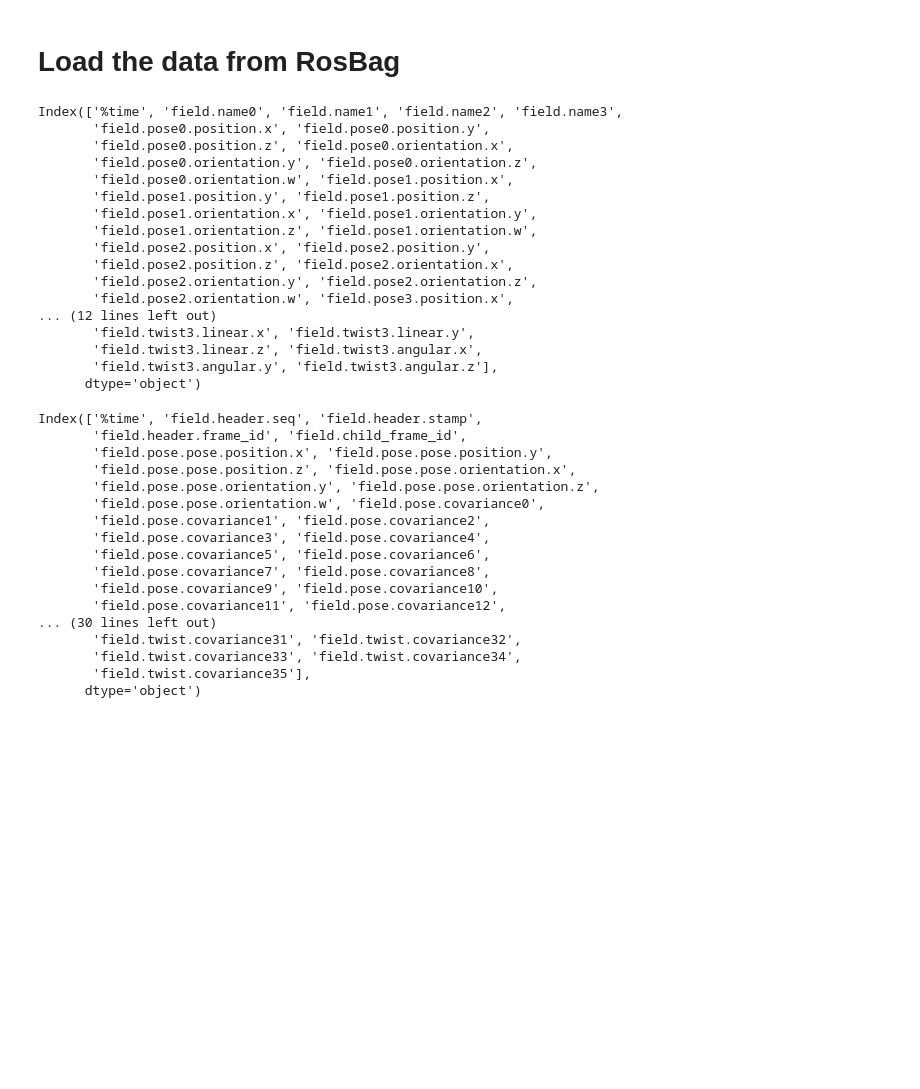
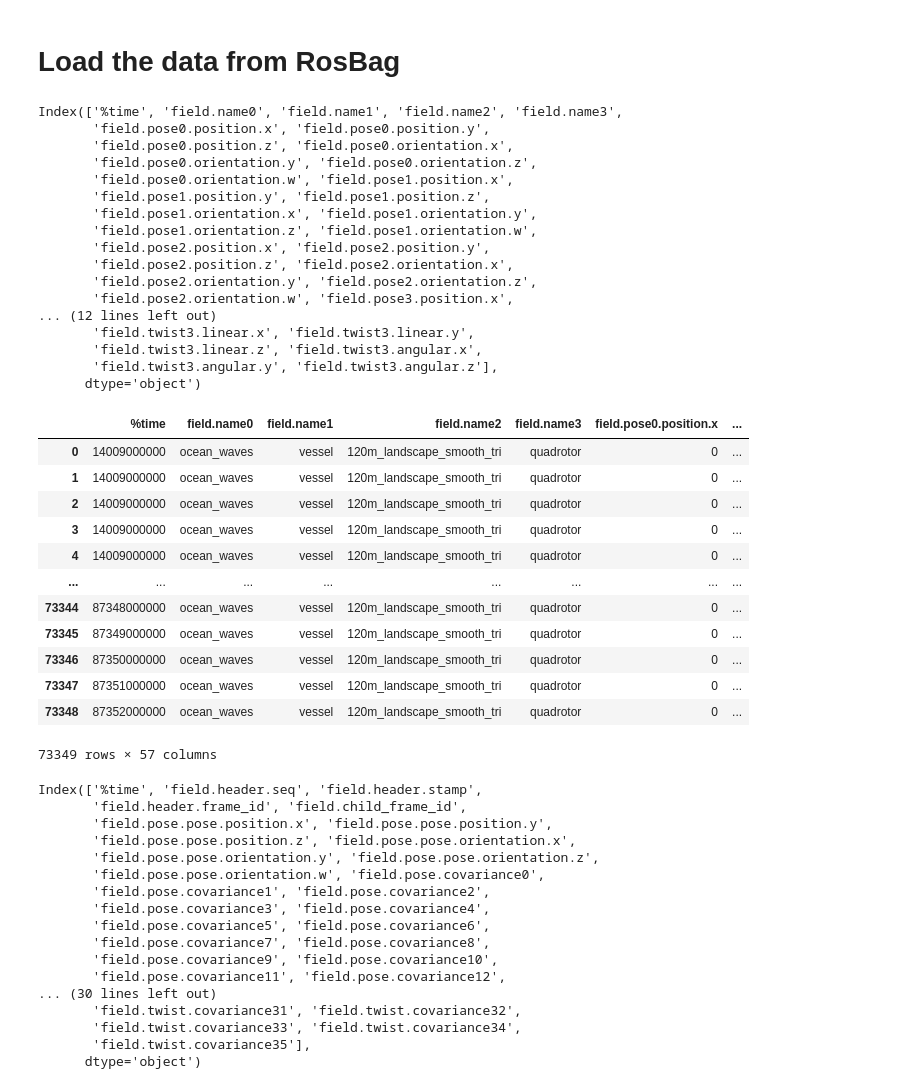
Before and after one commit to martinn10925040/Thesis_408, a Jupyter notebook: Computer_vision/data_extraction.ipynb, the cells around one changed output. Drawn from its saved outputs; the diff is of its cells as text; code cells hidden in the pictures; blank space fills up the shorter version.

```diff
--- a/Computer_vision/data_extraction.ipynb
+++ b/Computer_vision/data_extraction.ipynb
@@ -3,32 +3,47 @@
 # %%
 import pandas as pd
 import numpy as np
 from scipy.spatial.transform import Rotation as Rot
 # Replace with the actual path to your CSV
 csv_file = "model_states.csv"
 
 # Read the CSV into a pandas DataFrame
 model_state = pd.read_csv(csv_file)
 
 print(model_state.columns)
+
+model_state
 # %% [output]
 Index(['%time', 'field.name0', 'field.name1', 'field.name2', 'field.name3',
        'field.pose0.position.x', 'field.pose0.position.y',
        'field.pose0.position.z', 'field.pose0.orientation.x',
        'field.pose0.orientation.y', 'field.pose0.orientation.z',
        'field.pose0.orientation.w', 'field.pose1.position.x',
        'field.pose1.position.y', 'field.pose1.position.z',
        'field.pose1.orientation.x', 'field.pose1.orientation.y',
        'field.pose1.orientation.z', 'field.pose1.orientation.w',
        'field.pose2.position.x', 'field.pose2.position.y',
        'field.pose2.position.z', 'field.pose2.orientation.x',
        'field.pose2.orientation.y', 'field.pose2.orientation.z',
        'field.pose2.orientation.w', 'field.pose3.position.x',
 ... (12 lines left out)
        'field.twist3.linear.x', 'field.twist3.linear.y',
        'field.twist3.linear.z', 'field.twist3.angular.x',
        'field.twist3.angular.y', 'field.twist3.angular.z'],
       dtype='object')
+|  | %time | field.name0 | field.name1 | field.name2 | field.name3 | field.pose0.position.x | ... |
+| 0 | 14009000000 | ocean_waves | vessel | 120m_landscape_smooth_tri | quadrotor | 0 | ... |
+| 1 | 14009000000 | ocean_waves | vessel | 120m_landscape_smooth_tri | quadrotor | 0 | ... |
+| 2 | 14009000000 | ocean_waves | vessel | 120m_landscape_smooth_tri | quadrotor | 0 | ... |
+| 3 | 14009000000 | ocean_waves | vessel | 120m_landscape_smooth_tri | quadrotor | 0 | ... |
+| 4 | 14009000000 | ocean_waves | vessel | 120m_landscape_smooth_tri | quadrotor | 0 | ... |
+| ... | ... | ... | ... | ... | ... | ... | ... |
+| 73344 | 87348000000 | ocean_waves | vessel | 120m_landscape_smooth_tri | quadrotor | 0 | ... |
+| 73345 | 87349000000 | ocean_waves | vessel | 120m_landscape_smooth_tri | quadrotor | 0 | ... |
+| 73346 | 87350000000 | ocean_waves | vessel | 120m_landscape_smooth_tri | quadrotor | 0 | ... |
+| 73347 | 87351000000 | ocean_waves | vessel | 120m_landscape_smooth_tri | quadrotor | 0 | ... |
+| 73348 | 87352000000 | ocean_waves | vessel | 120m_landscape_smooth_tri | quadrotor | 0 | ... |
+73349 rows × 57 columns
 # %%
 ground_truth = pd.read_csv("ground_truth.csv")
 
```
Also changed, not shown: parts of 10 cells of this notebook.
